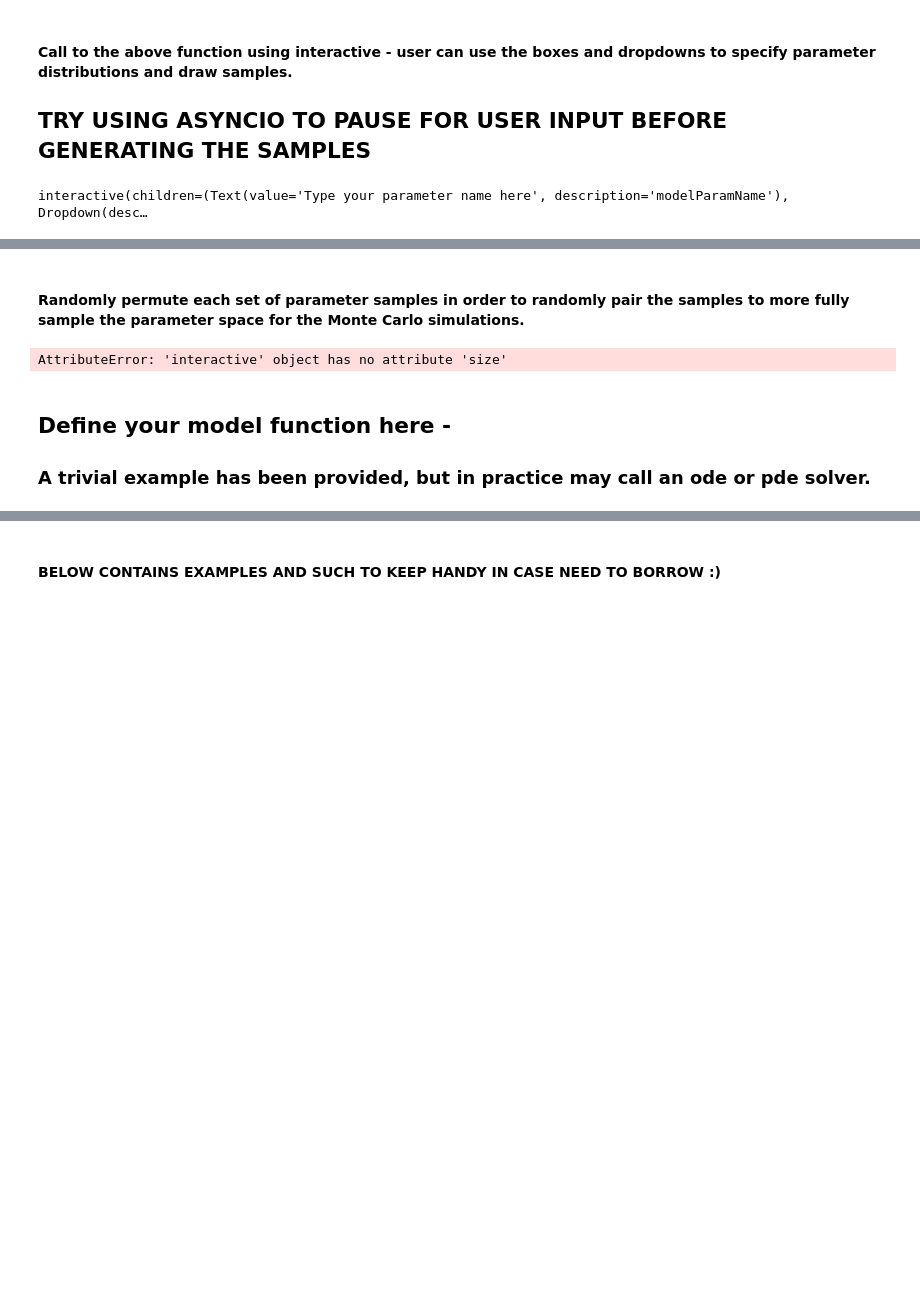
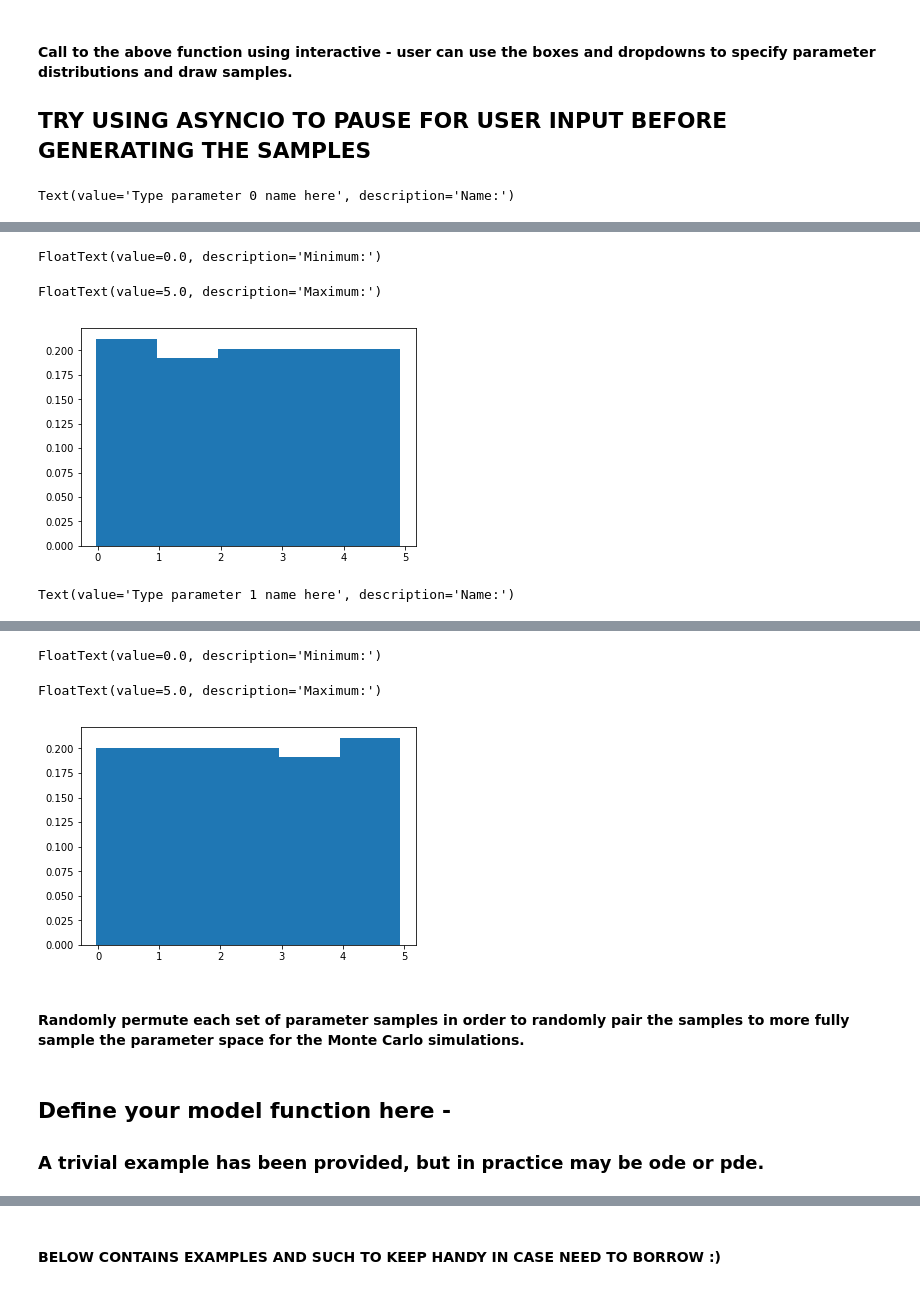
Before and after one commit to scmassey/model-sensitivity-analysis, a Jupyter notebook: LHS_PRCC.ipynb, the cells around one changed output, grey strips where cells are left out. Drawn from its saved outputs; the diff is of its cells as text; code cells hidden in the pictures; blank space fills up the shorter version.

```diff
--- a/LHS_PRCC.ipynb
+++ b/LHS_PRCC.ipynb
@@ -177,12 +125,18 @@ def sampleDistrib(modelParamName,distrib,distribSpecs):
 ## TRY USING ASYNCIO TO PAUSE FOR USER INPUT BEFORE GENERATING THE SAMPLES
 # %%
 parameters = {}
+
 for param in range(parameterCount):
+
     myDict={}
 
     s=str(param)
-    modelParamName = widgets.Text(value='Type parameter ' + s + ' name here',description='Name:')
-    distrib = widgets.Dropdown(options = ['uniform','normal','triangle'],description='Distribution:',)
+
+    modelParamName = widgets.Text(value='Type parameter ' + s
+                                  + ' name here',description='Name:')
+
+    distrib = widgets.Dropdown(options = ['uniform','normal','triangle'],
+                               description='Distribution:',)
 
     display(modelParamName, distrib)
 
@@ -262,4 +216,4 @@ for param in range(parameterCount):
 
     parameters.update(myDict);
 # %% [output]
-interactive(children=(Text(value='Type your parameter name here', description='modelParamName'), Dropdown(desc…
+Text(value='Type parameter 0 name here', description='Name:')
@@ -265,0 +221,4 @@ interactive(children=(Text(value='Type your parameter name here', description='m
+FloatText(value=0.0, description='Minimum:')
+FloatText(value=5.0, description='Maximum:')
+[figure, added]
+Text(value='Type parameter 1 name here', description='Name:')
@@ -266,17 +226,5 @@ interactive(children=(Text(value='Type your parameter name here', description='m
+FloatText(value=0.0, description='Minimum:')
+FloatText(value=5.0, description='Maximum:')
+[figure, added]
 # %% [markdown]
 #### Randomly permute each set of parameter samples in order to randomly pair the samples to more fully sample the parameter space for the Monte Carlo simulations.
-# %%
-#  Now need to put samples in a matrix and randomly permute the columns... after I figure out how to go
-#  through a loop for all the different parameters (probably in the function call above?) I just don't understand
-#  what is being passed from that in order to put them in the matrix...
-
-LHSparams=[]
-
-for p in parameters:
-
-    temp = parameters[p]
-    random.shuffle(temp)
-
-    LHSparams.append(temp)
-# %% [output]
-AttributeError: 'interactive' object has no attribute 'size'
@@ -283,6 +240,6 @@ AttributeError: 'interactive' object has no attribute 'size'
 # %% [markdown]
 ## Define your model function here -
-### A trivial example has been provided,  but in practice may call an ode or pde solver.
+### A trivial example has been provided,  but in practice may be ode or pde.
 # %%
 def testlinear(x,sampledParams,unsampledParams):
 
```
Also changed, not shown: parts of 25 cells of this notebook.
